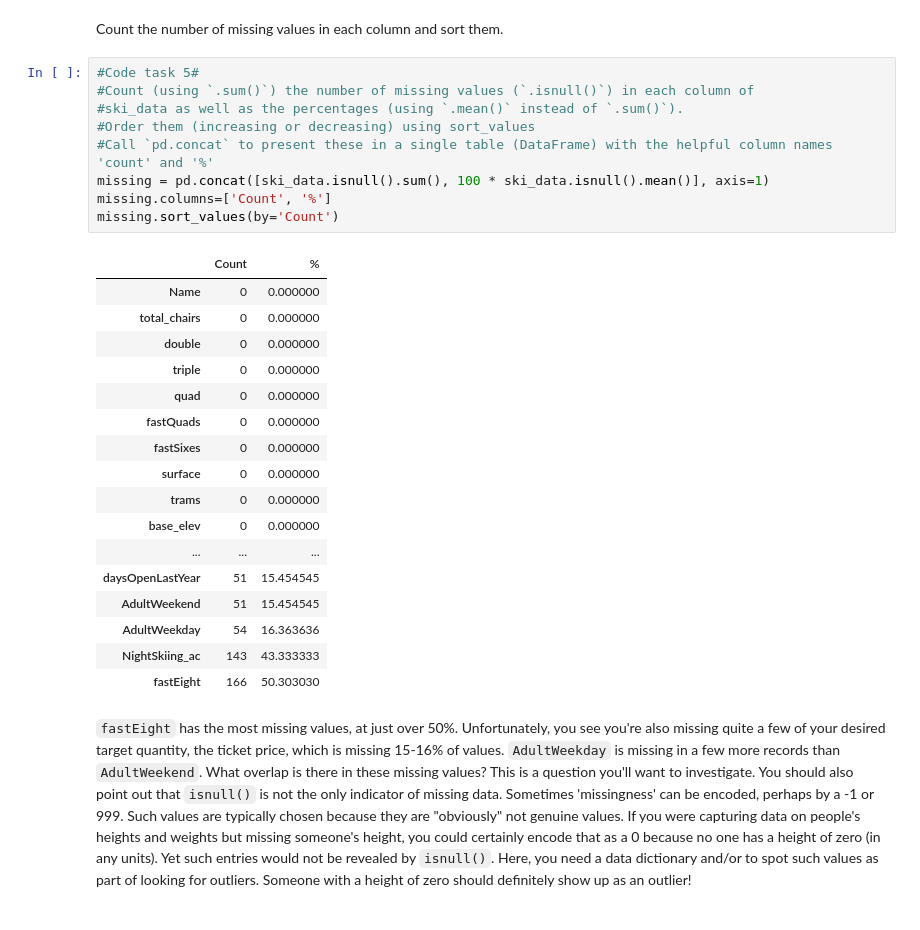
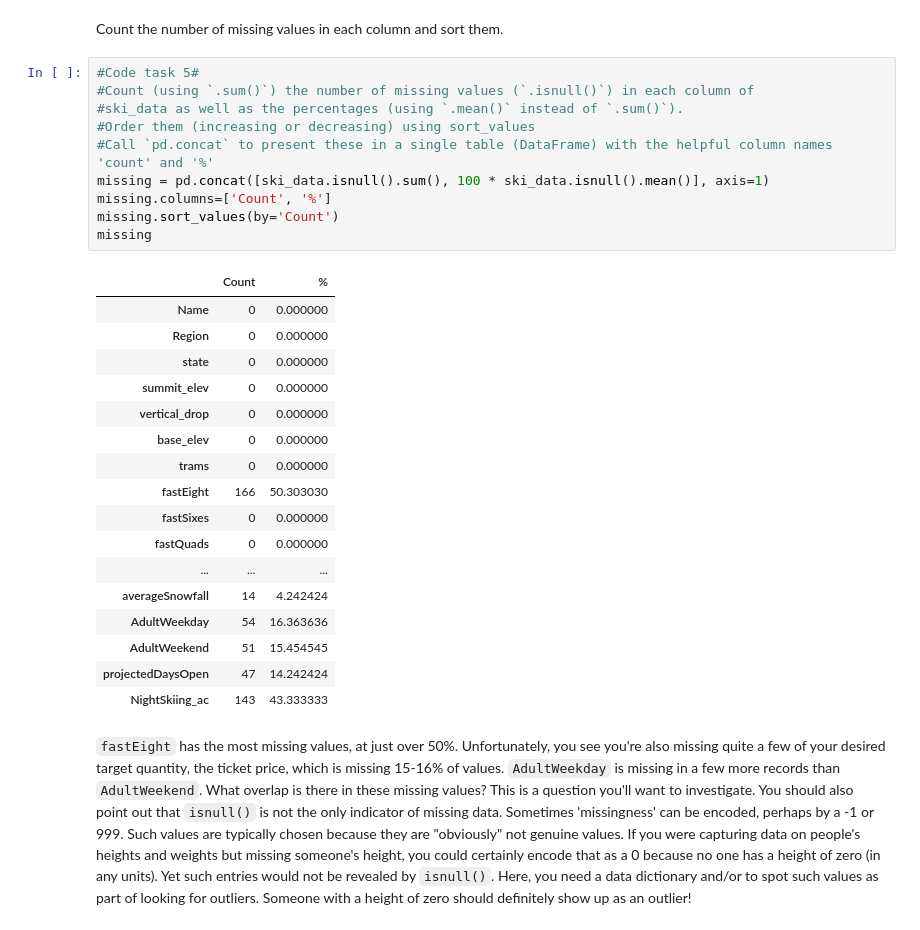
Before and after one commit to tsimon503/GuidedCapstone, a Jupyter notebook: 02_data_wrangling.ipynb, the cells around one changed output. Saved outputs shown, nothing was run; the diff lists cells and outputs as text.

```diff
--- a/02_data_wrangling.ipynb
+++ b/02_data_wrangling.ipynb
@@ -165,30 +165,31 @@ Count the number of missing values in each column and sort them.
 # %%
 #Code task 5#
 #Count (using `.sum()`) the number of missing values (`.isnull()`) in each column of
 #ski_data as well as the percentages (using `.mean()` instead of `.sum()`).
 #Order them (increasing or decreasing) using sort_values
 #Call `pd.concat` to present these in a single table (DataFrame) with the helpful column names 'count' and '%'
 missing = pd.concat([ski_data.isnull().sum(), 100 * ski_data.isnull().mean()], axis=1)
 missing.columns=['Count', '%']
 missing.sort_values(by='Count')
+missing
 # %% [output]
 |  | Count | % |
 | Name | 0 | 0.000000 |
-| total_chairs | 0 | 0.000000 |
-| double | 0 | 0.000000 |
-| triple | 0 | 0.000000 |
-| quad | 0 | 0.000000 |
+| Region | 0 | 0.000000 |
+| state | 0 | 0.000000 |
+| summit_elev | 0 | 0.000000 |
+| vertical_drop | 0 | 0.000000 |
+| base_elev | 0 | 0.000000 |
+| trams | 0 | 0.000000 |
+| fastEight | 166 | 50.303030 |
+| fastSixes | 0 | 0.000000 |
 | fastQuads | 0 | 0.000000 |
-| fastSixes | 0 | 0.000000 |
-| surface | 0 | 0.000000 |
-| trams | 0 | 0.000000 |
-| base_elev | 0 | 0.000000 |
 | ... | ... | ... |
-| daysOpenLastYear | 51 | 15.454545 |
+| averageSnowfall | 14 | 4.242424 |
+| AdultWeekday | 54 | 16.363636 |
 | AdultWeekend | 51 | 15.454545 |
-| AdultWeekday | 54 | 16.363636 |
+| projectedDaysOpen | 47 | 14.242424 |
 | NightSkiing_ac | 143 | 43.333333 |
-| fastEight | 166 | 50.303030 |
 # %% [markdown]
 `fastEight` has the most missing values, at just over 50%. Unfortunately, you see you're also missing quite a few of your desired target quantity, the ticket price, which is missing 15-16% of values. `AdultWeekday` is missing in a few more records than `AdultWeekend`. What overlap is there in these missing values? This is a question you'll want to investigate. You should also point out that `isnull()` is not the only indicator of missing data. Sometimes 'missingness' can be encoded, perhaps by a -1 or 999. Such values are typically chosen because they are "obviously" not genuine values. If you were capturing data on people's heights and weights but missing someone's height, you could certainly encode that as a 0 because no one has a height of zero (in any units). Yet such entries would not be revealed by `isnull()`. Here, you need a data dictionary and/or to spot such values as part of looking for outliers. Someone with a height of zero should definitely show up as an outlier!
 # %% [markdown]
```
Also changed, not shown: parts of 39 cells of this notebook.
